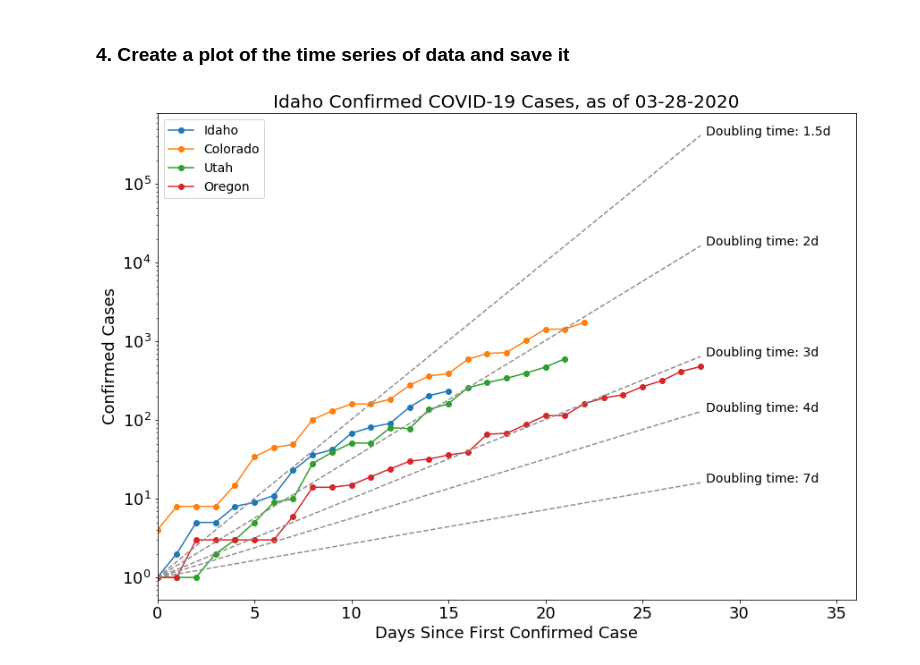
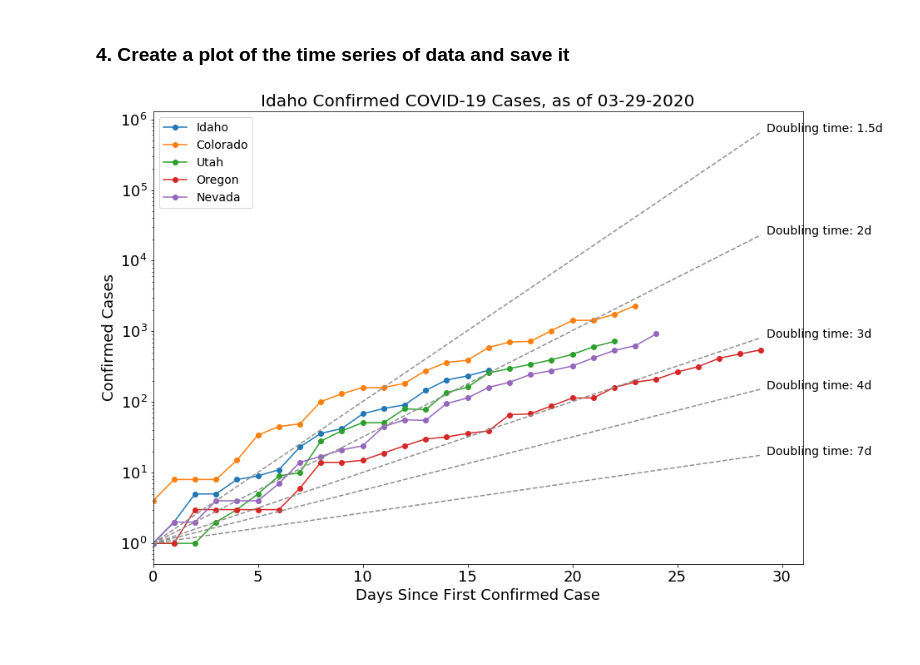
Before and after one commit to LejoFlores/COVID-19, a Jupyter notebook: ID_COVID19_timeseries.ipynb, the cells around one changed output. Drawn from its saved outputs; the diff is of its cells as text; code cells hidden in the pictures; blank space fills up the shorter version.

Commit message:
Updated for 3/29/2020, added trajectory plot, concatenated everything into dataframe

```diff
--- a/ID_COVID19_timeseries.ipynb
+++ b/ID_COVID19_timeseries.ipynb
@@ -11,14 +11,23 @@ import matplotlib.pyplot as plt
 # %%
 covid_daily_reports = 'csse_covid_19_data/csse_covid_19_daily_reports/'
 
+# Population density obtained from:
+# https://en.wikipedia.org/wiki/List_of_states_and_territories_of_the_United_States_by_population_density
+popDens_ID = 7.0
+popDens_CO = 20.0
+popDens_UT = 14.0
+popDens_OR = 16.0
+popDens_NV = 10.0
+
 day_shift=0
 
-nState = 4
+nState = 5
 
 id_firstday = '3/13/2020'
 co_firstday = '3/06/2020'
 ut_firstday = '3/07/2020'
 or_firstday = '2/29/2020'
+nv_firstday = '3/05/2020'
 
 today = pd.datetime.strftime(pd.datetime.now() - pd.Timedelta(days=day_shift), '%m-%d-%Y')
 
@@ -26,6 +35,7 @@ id_date_range = pd.date_range(start=id_firstday, end=today)
 co_date_range = pd.date_range(start=co_firstday, end=today)
 ut_date_range = pd.date_range(start=ut_firstday, end=today)
 or_date_range = pd.date_range(start=or_firstday, end=today)
+nv_date_range = pd.date_range(start=nv_firstday, end=today)
 # %% [markdown]
 ### 3. Create arrays for numbers of confirmed and recovered cases, and deaths
 # %%
@@ -42,6 +52,9 @@ for state in np.arange(nState):
     elif state == 3:
         date_range = or_date_range
         state_tag = "Oregon"
+    elif state == 4:
+        date_range = nv_date_range
+        state_tag = "Nevada"
 
     day = 0
 
@@ -72,6 +85,8 @@ for state in np.arange(nState):
             confirmed[day] += covid_daily_data[covid_daily_data[PS_label].str.contains(', UT',na=False)]['Confirmed'].sum()
         elif(state == 3):
             confirmed[day] += covid_daily_data[covid_daily_data[PS_label].str.contains(', OR',na=False)]['Confirmed'].sum()
+        elif(state == 4):
+            confirmed[day] += covid_daily_data[covid_daily_data[PS_label].str.contains(', NV',na=False)]['Confirmed'].sum()
 
         day = day + 1
 
@@ -91,6 +106,10 @@ for state in np.arange(nState):
         OR_confirmed = confirmed
         OR_deaths    = deaths
         OR_recovered = recovered
+    elif state == 4:
+        NV_confirmed = confirmed
+        NV_deaths    = deaths
+        NV_recovered = recovered
 # %% [markdown]
 ### 4. Create a plot of the time series of data and save it
 # %%
@@ -98,6 +117,7 @@ id_days_since_first = np.arange(id_date_range.size)
 co_days_since_first = np.arange(co_date_range.size)
 ut_days_since_first = np.arange(ut_date_range.size)
 or_days_since_first = np.arange(or_date_range.size)
+nv_days_since_first = np.arange(nv_date_range.size)
 
 days_since_first = or_days_since_first
 
@@ -112,32 +132,33 @@ plt.plot(id_days_since_first,ID_confirmed,'o-',label="Idaho")
 plt.plot(co_days_since_first,CO_confirmed,'o-',label="Colorado")
 plt.plot(ut_days_since_first,UT_confirmed,'o-',label="Utah")
 plt.plot(or_days_since_first,OR_confirmed,'o-',label="Oregon")
+plt.plot(nv_days_since_first,NV_confirmed,'o-',label="Nevada")
 
 plt.plot(days_since_first,dt_1p5day,'--',color='#8f8f8f')
 plt.text(days_since_first[-1]+0.25,dt_1p5day[-1],'Doubling time: 1.5d',fontsize=14)
 
 plt.plot(days_since_first,dt_2day,'--',color='#8f8f8f')
 plt.text(days_since_first[-1]+0.25,dt_2day[-1],'Doubling time: 2d',fontsize=14)
 
 plt.plot(days_since_first,dt_3day,'--',color='#8f8f8f')
 plt.text(days_since_first[-1]+0.25,dt_3day[-1],'Doubling time: 3d',fontsize=14)
 
 plt.plot(days_since_first,dt_4day,'--',color='#8f8f8f')
 plt.text(days_since_first[-1]+0.25,dt_4day[-1],'Doubling time: 4d',fontsize=14)
 
 plt.plot(days_since_first,dt_7day,'--',color='#8f8f8f')
 plt.text(days_since_first[-1]+0.25,dt_7day[-1],'Doubling time: 7d',fontsize=14)
 
 plt.xlim((0,date_range.size+np.round(date_range.size/4.0)))
 
 plt.xticks(fontsize=18)
 plt.yticks(fontsize=18)
 plt.legend(loc='upper left',fontsize=14)
 plt.title('Idaho Confirmed COVID-19 Cases, as of '+date_range[-1].strftime('%m-%d-%Y'),fontsize=20)
 plt.xlabel('Days Since First Confirmed Case',fontsize=18)
 plt.ylabel('Confirmed Cases',fontsize=18)
 plt.yscale('log')
 
 fig.savefig('ID-COVID-19_'+date_range[-1].strftime('%m-%d-%Y')+'.png', facecolor=fig.get_facecolor(), edgecolor='none')
 # %% [output]
-[figure, old version]
+[figure, new version]
```
Also changed, not shown: parts of 7 cells of this notebook, 2 other files.
